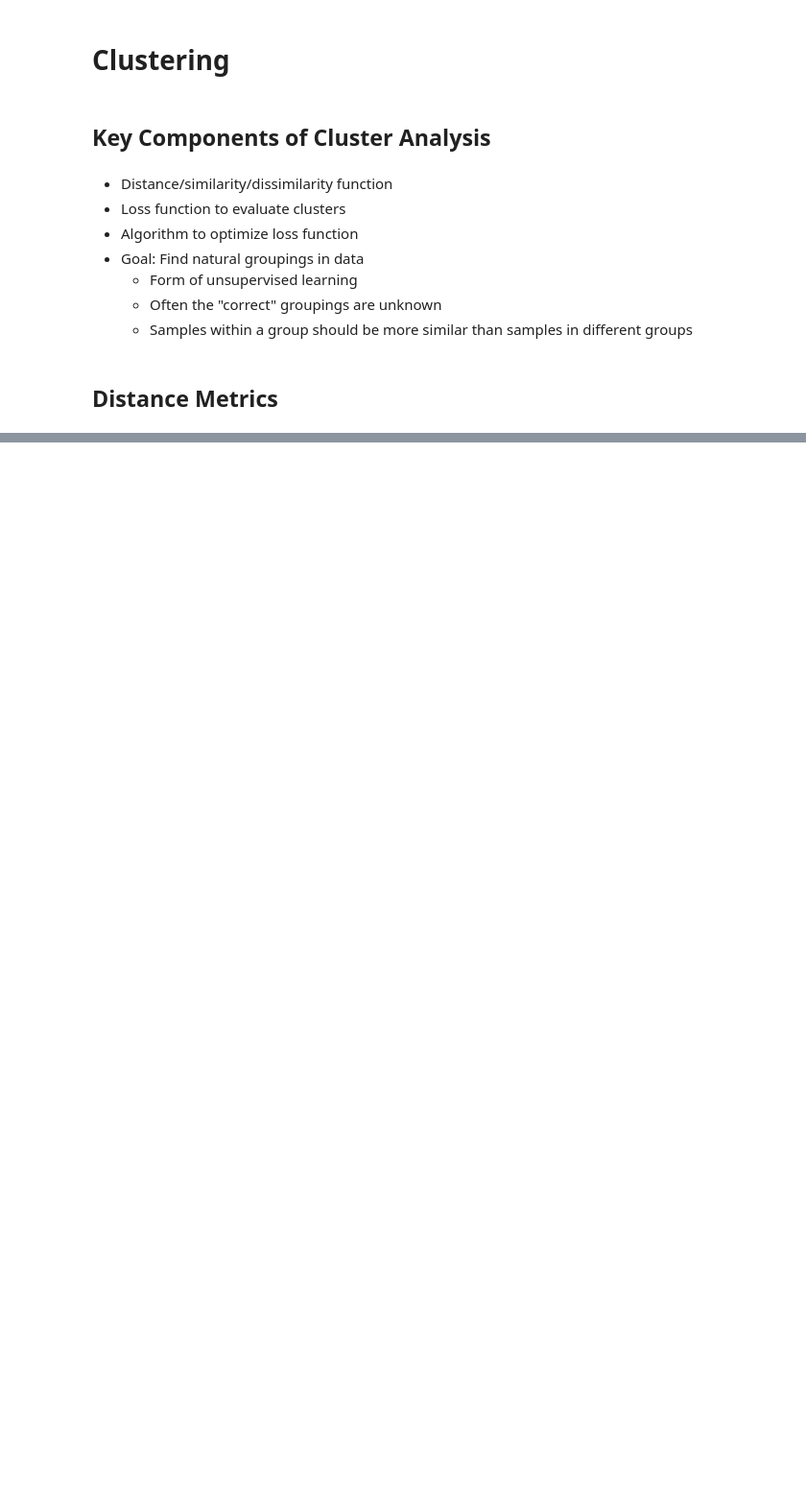
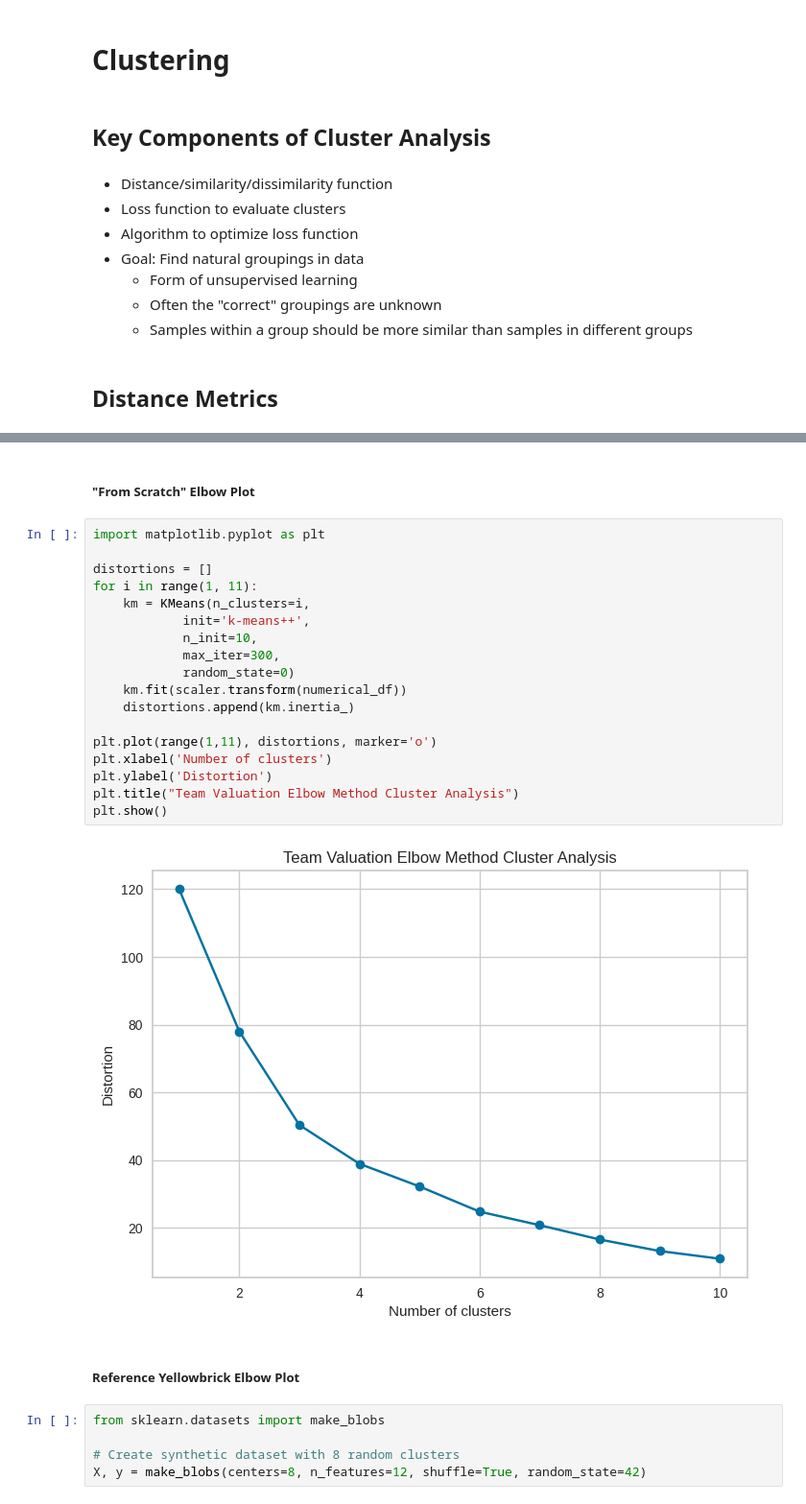
Before and after one commit to JacobItopa/cluster_analysis, a Jupyter notebook: clusterring_practice.ipynb, the cells around one changed output, grey strips where cells are left out. Shown at 96% size. Cells and saved outputs as stored; diff of their text form; blank space fills up the shorter version.

```diff
--- a/clusterring_practice.ipynb
+++ b/clusterring_practice.ipynb
@@ -20,0 +153,29 @@ Distance metrics (Hamming, Euclidean, Cosine, Mahalanobis)
+# %% [markdown]
+##### "From Scratch" Elbow Plot
+# %%
+import matplotlib.pyplot as plt
+
+distortions = []
+for i in range(1, 11):
+    km = KMeans(n_clusters=i,
+            init='k-means++',
+            n_init=10,
+            max_iter=300,
+            random_state=0)
+    km.fit(scaler.transform(numerical_df))
+    distortions.append(km.inertia_)
+
+plt.plot(range(1,11), distortions, marker='o')
+plt.xlabel('Number of clusters')
+plt.ylabel('Distortion')
+plt.title("Team Valuation Elbow Method Cluster Analysis")
+plt.show()
+# %% [output]
+[figure, added]
+# %% [markdown]
+##### Reference Yellowbrick Elbow Plot
+# %%
+from sklearn.datasets import make_blobs
+
+# Create synthetic dataset with 8 random clusters
+X, y = make_blobs(centers=8, n_features=12, shuffle=True, random_state=42)
```
Also changed, not shown: parts of 52 cells of this notebook.
